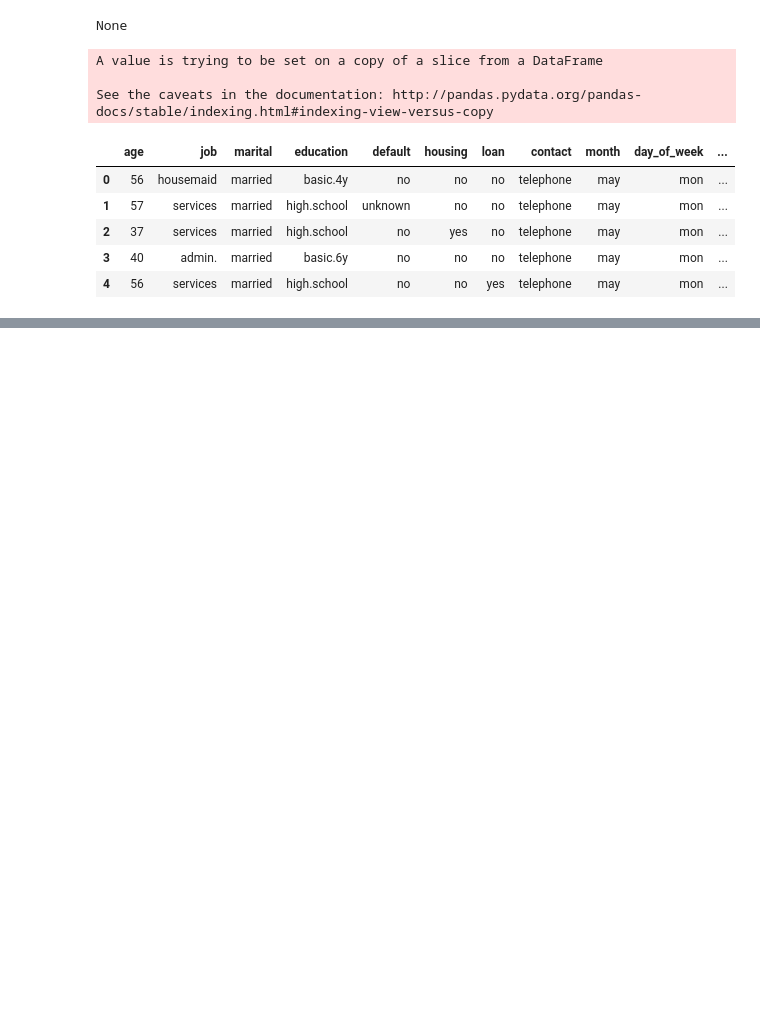
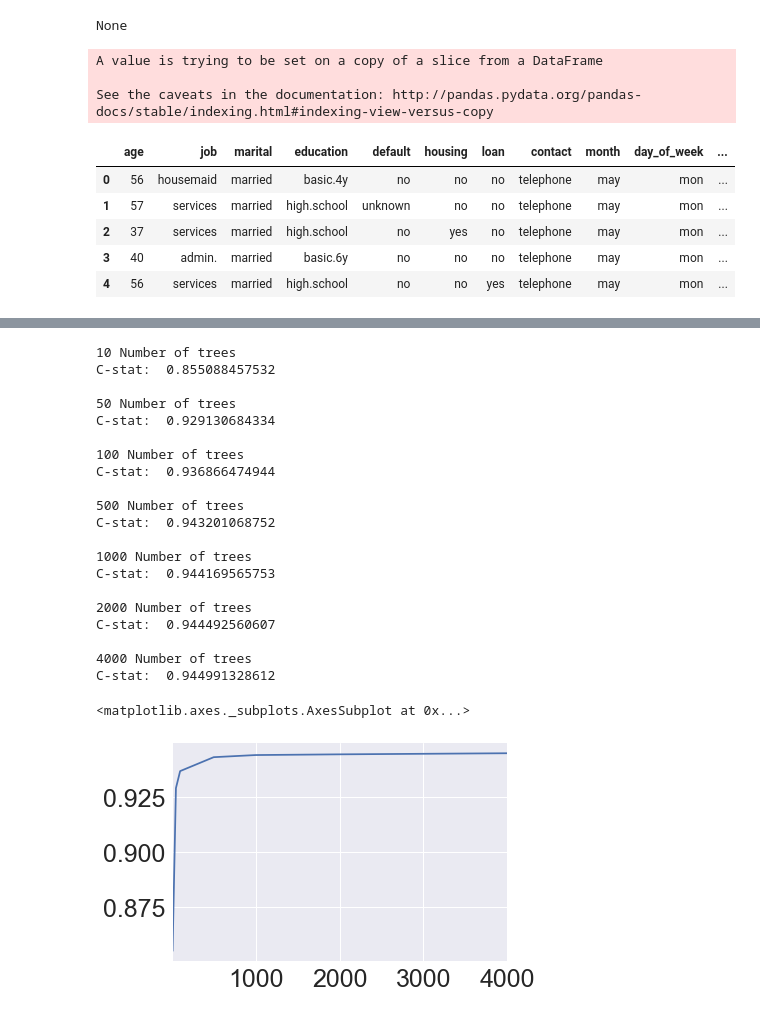
Before and after one commit to karaningle/direct_marketing, a Jupyter notebook: Direct-Marketing.ipynb, the cells around one changed output, grey strips where cells are left out. Cells and saved outputs as stored; diff of their text form; code cells hidden in the pictures; blank space fills up the shorter version.

```diff
--- a/Direct-Marketing.ipynb
+++ b/Direct-Marketing.ipynb
@@ -213,0 +241,3 @@ Series([], Name: pdays, dtype: int64)
+# %%
+%%timeit
+model = RandomForestRegressor(1000, oob_score=True, n_jobs=1, random_state=42)
@@ -213,0 +247,38 @@ Series([], Name: pdays, dtype: int64)
+# %%
+#Testing the best sample size for the model
+result = []
+n_est_list = [10,50,100,500,1000,2000,4000]
+
+for trees in n_est_list:
+    model = RandomForestRegressor(trees, oob_score=True, n_jobs=-1, random_state=42)
+    model.fit(X_train,y_train)
+    print trees, "Number of trees"
+    roc = roc_auc_score(y_train, model.oob_prediction_)
+    print "C-stat: ", roc
+    result.append(roc)
+    print " "
+
+pd.Series(result, n_est_list).plot()
+# %% [output]
+10 Number of trees
+C-stat:  0.855088457532
+
+50 Number of trees
+C-stat:  0.929130684334
+
+100 Number of trees
+C-stat:  0.936866474944
+
+500 Number of trees
+C-stat:  0.943201068752
+
+1000 Number of trees
+C-stat:  0.944169565753
+
+2000 Number of trees
+C-stat:  0.944492560607
+
+4000 Number of trees
+C-stat:  0.944991328612
+<matplotlib.axes._subplots.AxesSubplot at 0x...>
+[figure, added]
```
Also changed, not shown: parts of 16 cells of this notebook.
